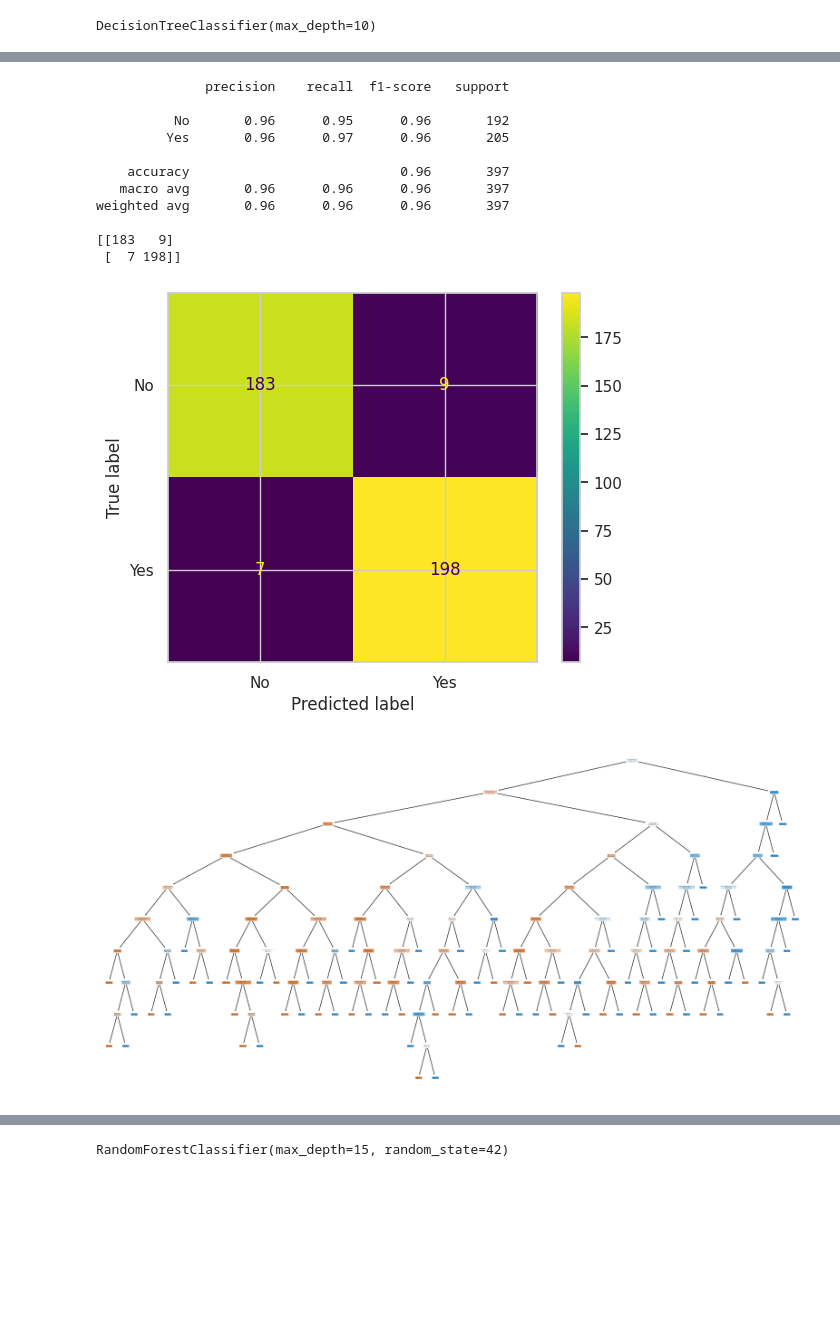
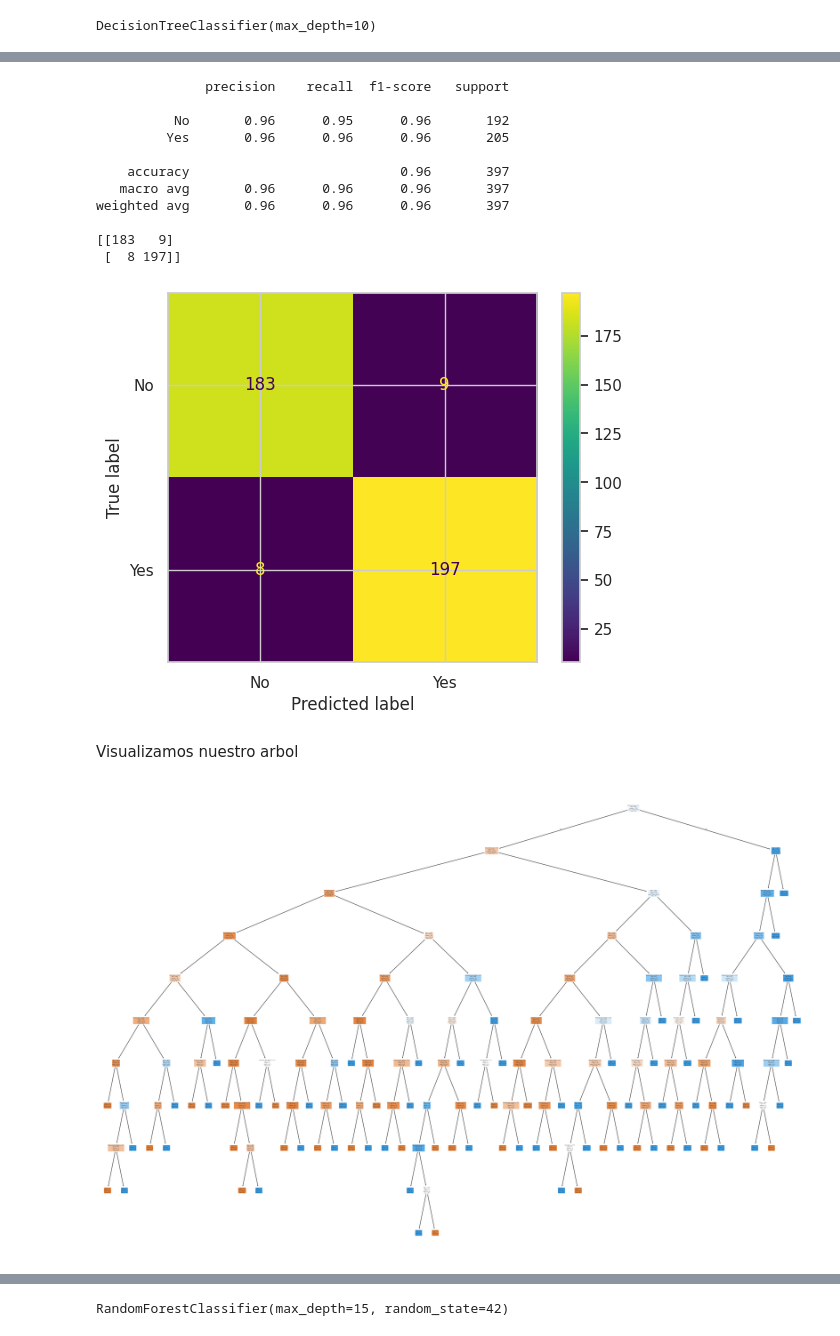
Before and after one commit to AleR26/ColabFiles, a Jupyter notebook: ProyectoProgADAP_263162.ipynb, the cells around one changed output, grey strips where cells are left out. Saved outputs shown, nothing was run; the diff lists cells and outputs as text; code cells hidden in the pictures; blank space fills up the shorter version.

```diff
--- a/ProyectoProgADAP_263162.ipynb
+++ b/ProyectoProgADAP_263162.ipynb
@@ -591,7 +613,7 @@ import matplotlib.pyplot as plt
 BP_History_map = {
     'Normal': 1,
     'Prehypertension': 2,
-    'Hipertension':3
+    'Hypertension':3
 }
 
 Exercise_Level_map = {
@@ -689,21 +738,23 @@ plt.show()
               precision    recall  f1-score   support
 
           No       0.96      0.95      0.96       192
-         Yes       0.96      0.97      0.96       205
+         Yes       0.96      0.96      0.96       205
 
     accuracy                           0.96       397
    macro avg       0.96      0.96      0.96       397
 weighted avg       0.96      0.96      0.96       397
 
 [[183   9]
- [  7 198]]
+ [  8 197]]
 [figure]
+# %% [markdown]
+Visualizamos nuestro arbol
 # %%
-plt.figure(figsize=(20,10)) # Increased figure size for better readability
+plt.figure(figsize=(30,20)) # Increased figure size for better readability
 plot_tree(clf, filled=True, feature_names=X.columns.tolist(), class_names=clf.classes_.tolist())
 plt.show()
 # %% [output]
-[figure, old version]
+[figure, new version]
 # %%
 from sklearn.tree import export_text
 rules = export_text(clf, feature_names=X.columns.tolist())
```
Also changed, not shown: parts of 37 cells of this notebook.
